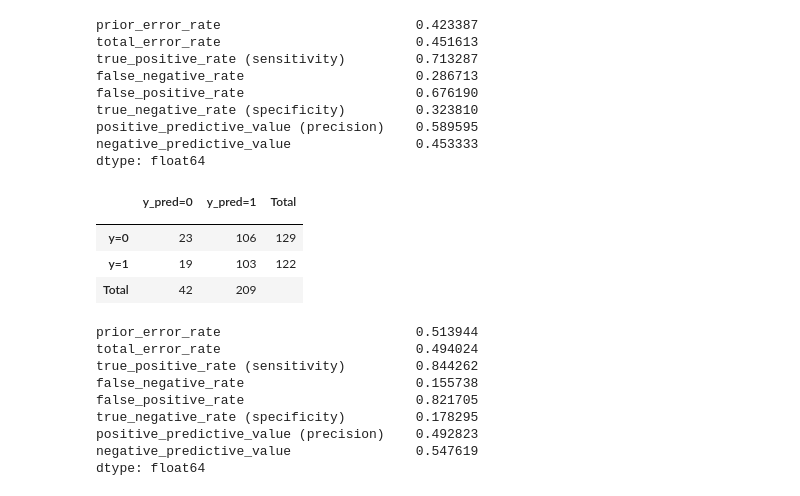
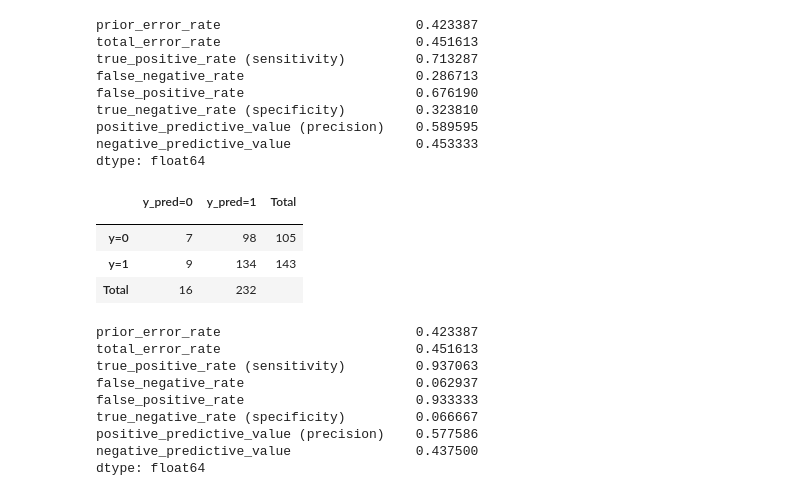
Before and after one commit to RojaReddy329/MachineLearningProject, a Jupyter notebook: ProjectNotebook.ipynb, the cells around one changed output. Saved outputs shown, nothing was run; the diff lists cells and outputs as text; code cells hidden in the pictures.

```diff
--- a/ProjectNotebook.ipynb
+++ b/ProjectNotebook.ipynb
@@ -93,8 +95,11 @@ bitcoin_df = bitcoin_df.rename(columns={"Price": "Last_bitcoin","Open": "Open_bi
 #create dataframe using ETH and Bitcoin datasets
 crypto = pd.DataFrame(eth_df,columns=['Date','Last_eth','Change_ETH'])
 
-crypto = crypto.join(bitcoin_df['Last_bitcoin'])
-crypto = crypto.join(bitcoin_df['Change_BTC'])
+crypto = pd.DataFrame(bitcoin_df,columns=['Date','Last_bitcoin','Change_BTC'])
+
+
+crypto = crypto.join(eth_df['Last_eth'])
+crypto = crypto.join(eth_df['Change_ETH'])
 #crypto = crypto.join(bitcoin_df['High_bitcoin'])
 #crypto = crypto.join(bitcoin_df['Low_bitcoin'])
 crypto = crypto.join(tesla_df['Last_tesla'])
@@ -137,9 +164,17 @@ def categorise(row):
 
     return 1
 
+def categorise_eth(row):
+    if row['Change_ETH'] <= 0 :
+        return 0
+
+    return 1
+
 crypto['Increase/Decrease'] = crypto.apply(lambda row: categorise(row), axis=1)
 crypto
 
+crypto['Increase/Decrease_ETH'] = crypto.apply(lambda row: categorise_eth(row), axis=1)
+
 
 crypto.to_csv('crypto.csv')
 # %%
@@ -290,28 +325,29 @@ negative_predictive_value                0.453333
 dtype: float64
 # %%
 #model k=3
-KNN_model = KNeighborsClassifier(n_neighbors=3).fit(preprocessing.scale(x_train_1),y_train_1)
+KNN_model = KNeighborsClassifier(n_neighbors=3)
+KNN_model_fit = KNN_model.fit(preprocessing.scale(x_train_1),y_train_1)
 
-KNN_predict = KNN_model.predict(x_test) #Predictions on Testing data
+KNN_predict = KNN_model_fit.predict(x_test) #Predictions on Testing data
 KNN_predict
 
 confusion_mtx_knn = confusion_matrix(y_test, KNN_predict)
 display(confusion_table(confusion_mtx_knn))
 
 knn_stats = classifier_stats(confusion_mtx_knn)
 knn_stats
 # %% [output]
 |  | y_pred=0 | y_pred=1 | Total |
 |  |  |  |  |
-| y=0 | 23 | 106 | 129 |
-| y=1 | 19 | 103 | 122 |
-| Total | 42 | 209 |  |
+| y=0 | 7 | 98 | 105 |
+| y=1 | 9 | 134 | 143 |
+| Total | 16 | 232 |  |
-prior_error_rate                         0.513944
-total_error_rate                         0.494024
-true_positive_rate (sensitivity)         0.844262
-false_negative_rate                      0.155738
-false_positive_rate                      0.821705
-true_negative_rate (specificity)         0.178295
-positive_predictive_value (precision)    0.492823
-negative_predictive_value                0.547619
+prior_error_rate                         0.423387
+total_error_rate                         0.451613
+true_positive_rate (sensitivity)         0.937063
+false_negative_rate                      0.062937
+false_positive_rate                      0.933333
+true_negative_rate (specificity)         0.066667
+positive_predictive_value (precision)    0.577586
+negative_predictive_value                0.437500
 dtype: float64
```
Also changed, not shown: parts of 11 cells of this notebook, 2 other files.
